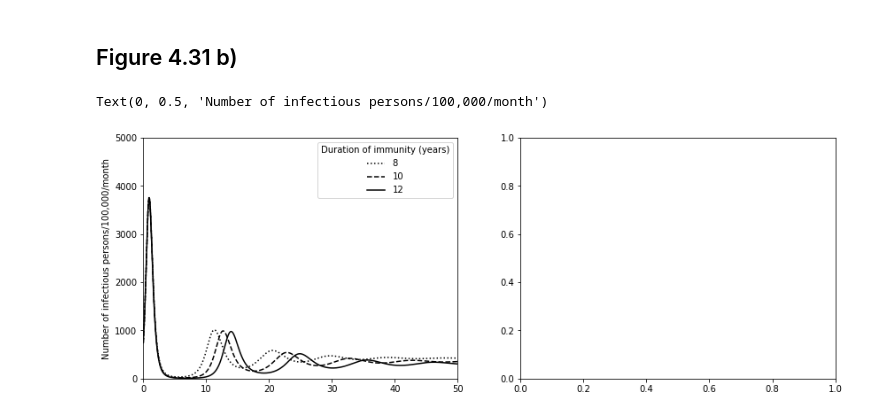
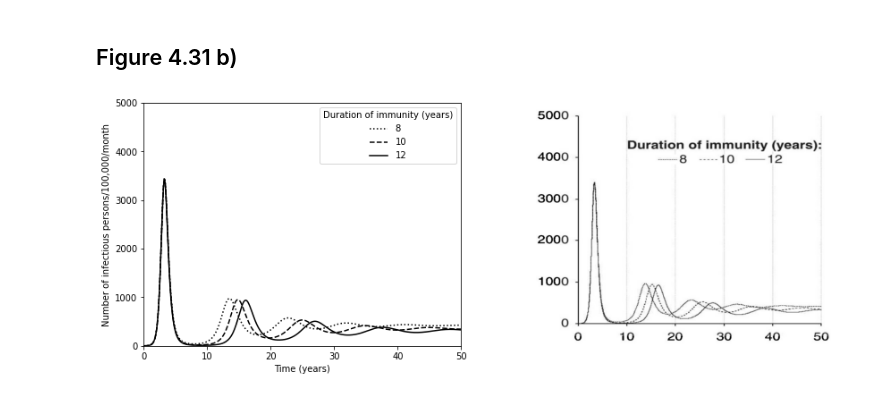
Before and after one commit to monash-emu/summer-vynnycky-white-validation, a Jupyter notebook: text_figures/chapter_4_fig_4_31.ipynb, the cells around one changed output. Saved outputs shown, nothing was run; the diff lists cells and outputs as text; code cells hidden in the pictures.

Commit message:
Add in Figure 4.31a

```diff
--- a/text_figures/chapter_4_fig_4_31.ipynb
+++ b/text_figures/chapter_4_fig_4_31.ipynb
@@ -65,11 +147,11 @@ config = {
     "start_time": 0.,
     "end_time": 50. * 365.,
     "population": 1.,
-    "seed": 0.01,
+    "seed": 1e-5,
 }
 
 wane_rates = (8, 10, 12)
-outputs = pd.DataFrame(columns=wane_rates)
+sirs_outputs = pd.DataFrame(columns=wane_rates)
 
 for wane_rate in wane_rates:
     parameters.update(
@@ -79,31 +161,31 @@ for wane_rate in wane_rates:
     )
     sirs_model = build_sirs_model(config)
     sirs_model.run(parameters=parameters)
-    outputs[wane_rate] = sirs_model.get_derived_outputs_df()["incidence"] * 1e5 * 30.
-outputs.index = outputs.index / 365.
+    sirs_outputs[wane_rate] = sirs_model.get_derived_outputs_df()["incidence"] * 1e5 * 30.
+sirs_outputs.index = outputs.index / 365.
 # %% [markdown]
 ## Figure 4.31 b)
 # %%
 fig, (left_ax, right_ax) = plt.subplots(1, 2, figsize=(14, 5))
 
 linestyles = (":", "--", "-")
 
 for i_rate, wane_rate in enumerate(wane_rates):
     left_ax.plot(
-        outputs.index,
-        outputs[wane_rate],
+        sirs_outputs.index,
+        sirs_outputs[wane_rate],
         color="k",
         linestyle=linestyles[i_rate],
         label=wane_rate,
     )
-left_ax.set_ylim(0., 5000)
+left_ax.set_ylim(0., 5e3)
 left_ax.set_xlim(0., 50.)
+left_ax.set_xlabel("Time (years)")
 left_ax.legend(title="Duration of immunity (years)")
 left_ax.set_ylabel("Number of infectious persons/100,000/month")
 
-# image = plt.imread("./figures/fig_4_19a.jpg")
-# right_ax.axis("off")
-# right_ax.imshow(image, aspect="auto");
+image = plt.imread("./figures/fig_4_31b.jpg")
+right_ax.axis("off")
+right_ax.imshow(image, aspect="auto");
 # %% [output]
-Text(0, 0.5, 'Number of infectious persons/100,000/month')
-[figure, old version]
+[figure, new version]
```
Also changed, not shown: parts of 5 cells of this notebook, 1 other file.
